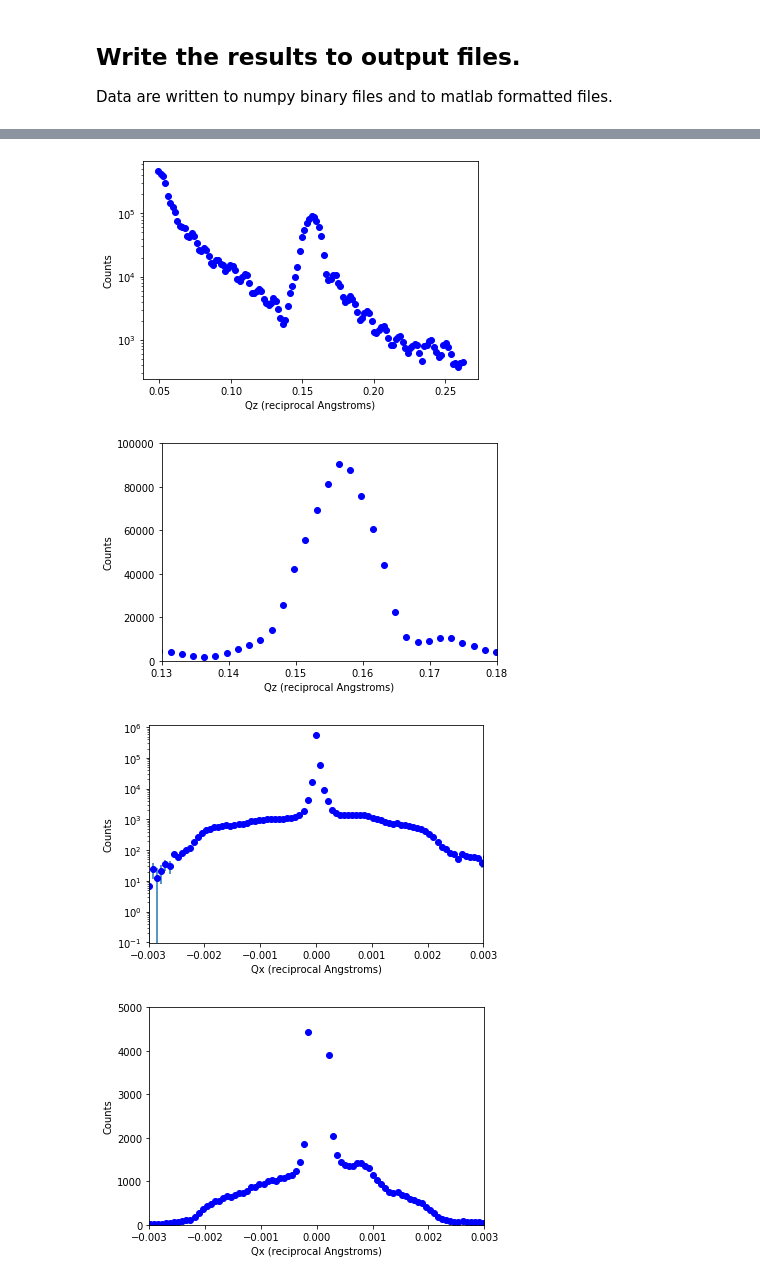
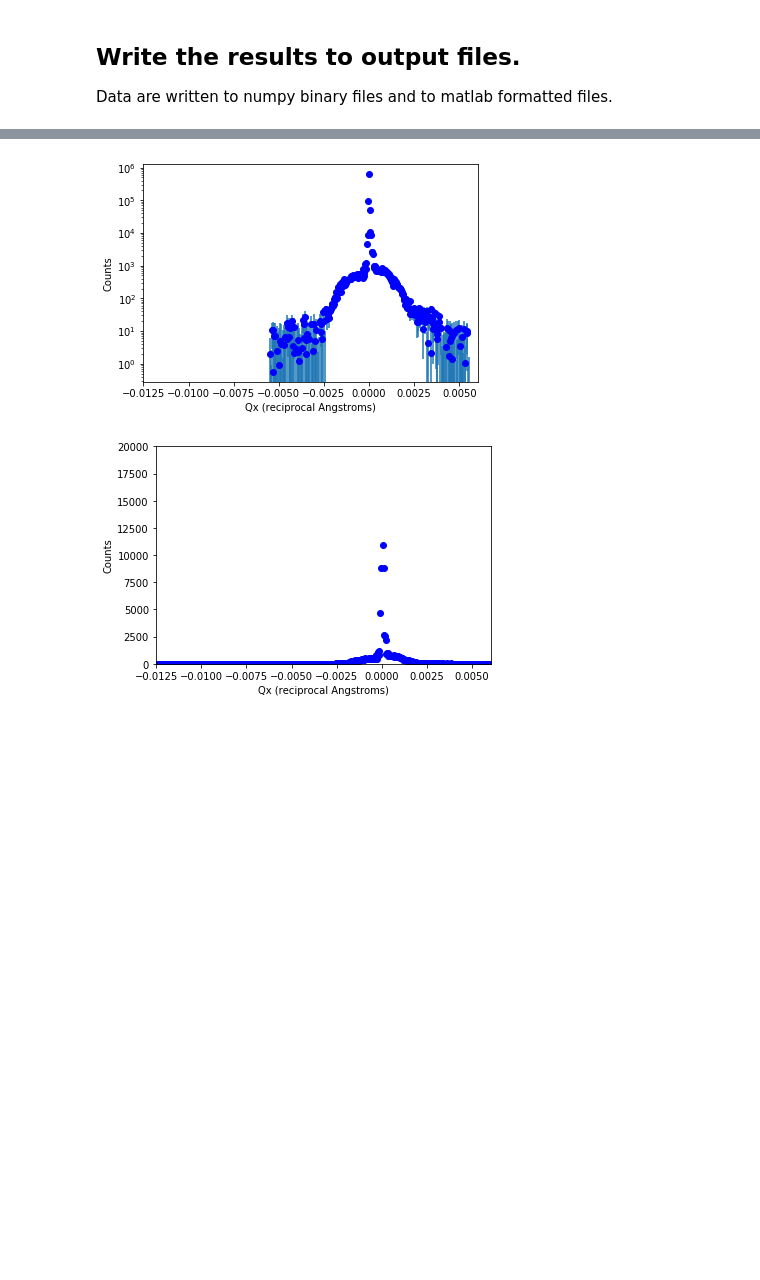
Before and after one commit to mfitzsimmons44/Xray-reflectometry, a Jupyter notebook: QxQz_XRR_mapper.ipynb, the cells around one changed output, grey strips where cells are left out. Cells and saved outputs as stored; diff of their text form; code cells hidden in the pictures; blank space fills up the shorter version.

```diff
--- a/QxQz_XRR_mapper.ipynb
+++ b/QxQz_XRR_mapper.ipynb
@@ -86,8 +169,7 @@ The raw data will be counts stored in array "z" with coordinates "x" and "y". No
 n = len(XrayData)
 
 # get the wavelength
-substr1 = 'K-Alpha1'
-substr2 = 'K-Alpha2'
+substr1, substr2 = 'K-Alpha1', 'K-Alpha2'
 ratio = 0 # ratio of Ka2 to Ka1
 for i in range(n):
     if(XrayData[i].find(substr1) == 0):
@@ -144,7 +226,7 @@ The binned counts are stored in "Z" with coordinates "X" and "Y".  Note the uppe
 xmin, ymin = np.min(x),np.min(y)
 xmax, ymax = np.max(x),np.max(y)
 u,v = len(np.unique(x)), len(np.unique(y))
-X,Y = np.arange(u)*(xmax - xmin)/(u-1) + xmin, np.arange(v)*(ymax - ymin)/(v-1) + ymin
+X,Y = np.linspace(xmin,xmax,u), np.linspace(ymin,ymax,v)
 
 Z = np.zeros((u,v), dtype=np.float32) # contains the binned data with coordinates X,Y; the unbinned remain x,y,z
 for i in range(m):
@@ -156,8 +238,15 @@ plt.figure(figsize = (10,10))
 plt.xlabel(xAxisTitle,fontsize=18)
 plt.ylabel(yAxisTitle,fontsize=18)
 plt.title('Binned Raw Image (Counts)',fontsize=18)
-#plt.imshow(np.transpose(Z,axes=[1,0]), extent=[xmin,xmax,ymin,ymax], aspect=(xmax-xmin)/(ymax-ymin), origin='lower',interpolation='bilinear', cmap=cm.viridis, norm=colors.Normalize(vmin=0, vmax=np.max(Z)))
-plt.imshow(np.transpose(Z,axes=[1,0]), extent=[xmin,xmax,ymin,ymax], aspect=(xmax-xmin)/(ymax-ymin), origin='lower',interpolation='bilinear', cmap=cm.viridis, norm=LogNorm(vmin=1e-6*np.max(Z), vmax=1e-1*np.max(Z)))
+
+if LinearImage:
+    vlow, vhi = 0, 0.5*np.max(Z) # SL3_new
+#    vlow, vhi = 0, 1.e-0*np.max(Z)
+    plt.imshow(np.transpose(Z,axes=[1,0]), extent=[xmin,xmax,ymin,ymax], aspect=(xmax-xmin)/(ymax-ymin), origin='lower',interpolation='bilinear', cmap=cm.viridis, norm=colors.Normalize(vmin=vlow, vmax=vhi))
+else:
+    vlow, vhi = 1, 1e-0*np.max(Z)
+    plt.imshow(np.transpose(Z,axes=[1,0]), extent=[xmin,xmax,ymin,ymax], aspect=(xmax-xmin)/(ymax-ymin), origin='lower',interpolation='bilinear', cmap=cm.viridis, norm=LogNorm(vmin=vlow, vmax=vhi))
+
 plt.colorbar()
 plt.show()
 # %% [output]
@@ -327,7 +501,7 @@ Geometry:
 # %%
 # Omega sign from panalytic is opposite to our definitions
-phi = -y * Pi/180.
-two_theta = x * Pi/180.
+# omega is angle measured from surface to transmitted ki and typically negative
+phi, two_theta = -y * Pi/180., x * Pi/180.
 kix, kiz = 2*Pi/WaveLength*np.cos(phi),           2*Pi/WaveLength*np.sin(phi)
 kfx, kfz = 2*Pi/WaveLength*np.cos(two_theta+phi), 2*Pi/WaveLength*np.sin(two_theta+phi)
 Qx, Qz = kfx-kix, kfz-kiz
@@ -408,49 +677,31 @@ Examples of plots showing different Qx and Qz cuts across the Qx-Qz binned data
 # %%
-qx_tar = 0.
-h,idx = find_nearest(QX,qx_tar) # find index corresponding to QX=0, on the specular ridge
+# An example picked from RofQz shown in the Qz pixel plot
 
-sqz = np.sum(S[idx-2:idx+2,:],axis=0)
-var_sqz = np.sum(VarS[idx-2:idx+2,:],axis=0)
-rms_sqz = np.sqrt(var_sqz)
+PixelCenter, PixelWidth = 125, 5 # set as desired.
 
-plt.yscale('log')
-plt.xlabel('Qz (reciprocal Angstroms)')
-plt.ylabel('Counts')
-plt.plot(QZ,sqz,'bo')
-plt.errorbar(QZ,sqz,rms_sqz,fmt='none')
-plt.show()
+# Qx limits to plot
+QxLo, QxHi = np.min(Qx), np.max(Qx)
 
-plt.xlabel('Qz (reciprocal Angstroms)')
-plt.ylabel('Counts')
-plt.xlim((0.13,0.18))
-plt.ylim((0,1e5))
-plt.plot(QZ,sqz,'bo')
-plt.errorbar(QZ,sqz,rms_sqz,fmt='none')
-plt.show()
-
-sqx = np.sum(S[:,60:70],axis=1) # the indices of 60:70 encompass the superlattice reflection for the example data.
-var_sqx = np.sum(VarS[:,60:70],axis=1)
+sqx = np.sum(S[:,PixelCenter-PixelWidth:PixelCenter+PixelWidth],axis=1) # the indices of 60:70 encompass the superlattice reflection for the example data.
+var_sqx = np.sum(VarS[:,PixelCenter-PixelWidth:PixelCenter+PixelWidth],axis=1)
 rms_sqx = np.sqrt(var_sqx)
 
 plt.xlabel('Qx (reciprocal Angstroms)')
 plt.ylabel('Counts')
 plt.yscale('log')
-plt.xlim((-0.003,0.003))
-#plt.ylim((0,1000))
+plt.xlim((QxLo,QxHi))
 plt.plot(QX,sqx,'bo')
 plt.errorbar(QX,sqx,rms_sqx,fmt='none')
 plt.show()
 
 plt.xlabel('Qx (reciprocal Angstroms)')
 plt.ylabel('Counts')
 plt.yscale('linear')
-plt.ylim((0,5000))
-plt.xlim((-0.003,0.003))
+plt.ylim((0,20000)) # set hi limit for top of scale desired.
+plt.xlim((QxLo,QxHi))
 plt.plot(QX,sqx,'bo')
 plt.errorbar(QX,sqx,rms_sqx,fmt='none')
 plt.show()
 # %% [output]
-[figure, old version]
+[figure, new version]
-[figure, old version]
+[figure, new version]
-[figure, removed]
-[figure, removed]
```
Also changed, not shown: parts of 17 cells of this notebook.
